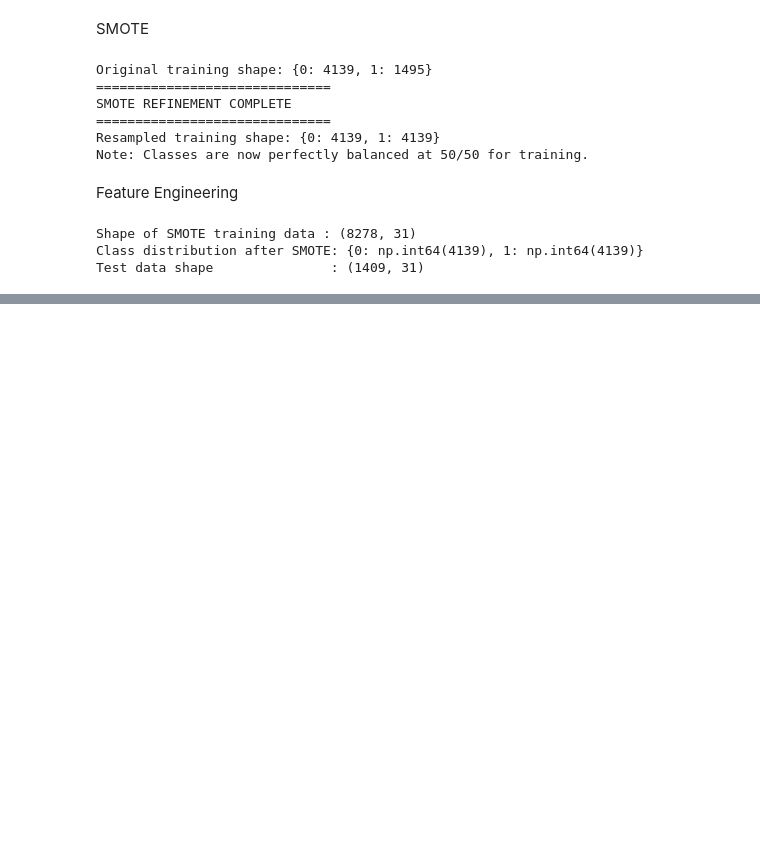
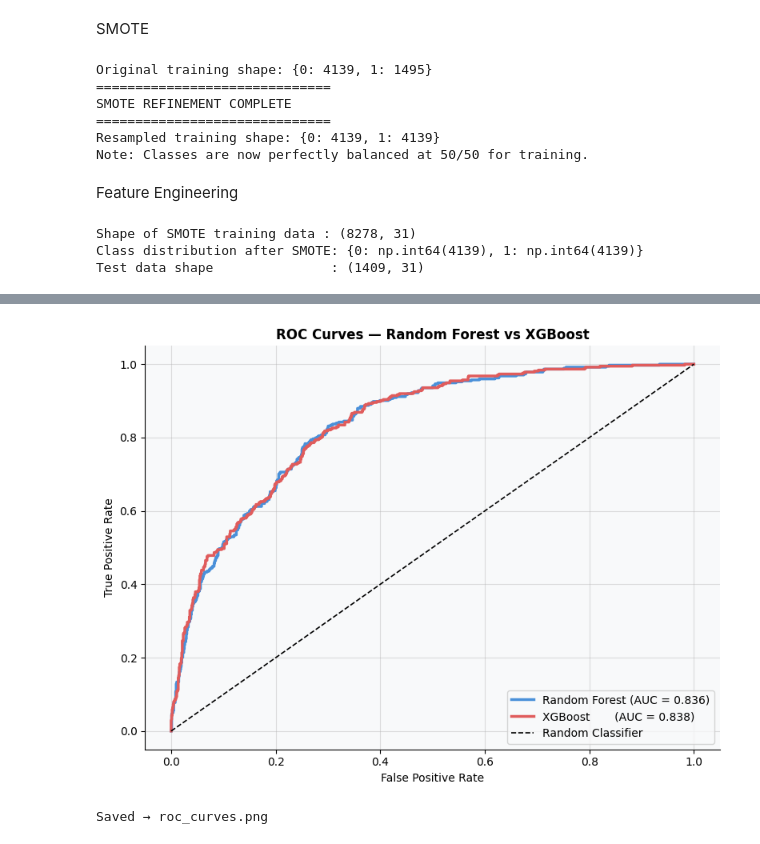
Before and after one commit to jishnuravindran04-cmyk/Churn-Prediction-for-Telecom-Companies, a Jupyter notebook: main_code.ipynb, the cells around one changed output, grey strips where cells are left out. Drawn from its saved outputs; the diff is of its cells as text; code cells hidden in the pictures; blank space fills up the shorter version.

```diff
--- a/main_code.ipynb
+++ b/main_code.ipynb
@@ -389,0 +414,23 @@ Test data shape               : (1409, 31)
+# %%
+# =============================================================================
+# CELL 3 — TRAIN XGBOOST
+# =============================================================================
+from xgboost import XGBClassifier
+
+xgb_model = XGBClassifier(
+    n_estimators      = 300,
+    learning_rate     = 0.05,
+    max_depth         = 5,
+    subsample         = 0.8,
+    colsample_bytree  = 0.8,
+    scale_pos_weight  = (y_train_res == 0).sum() / (y_train_res == 1).sum(),
+    eval_metric       = 'logloss',
+    random_state      = 42,
+    use_label_encoder = False
+)
+
+xgb_model.fit(X_train_res, y_train_res)
+
+print("=" * 40)
+print("XGBoost — Training Complete ✅")
+print("=" * 40)
@@ -389,0 +505,24 @@ Test data shape               : (1409, 31)
+# %%
+# =============================================================================
+# CELL 5 — ROC CURVES
+# =============================================================================
+from sklearn.metrics import roc_curve
+
+rf_fpr,  rf_tpr,  _ = roc_curve(y_test, rf_pred_prob)
+xgb_fpr, xgb_tpr, _ = roc_curve(y_test, xgb_pred_prob)
+
+fig, ax = plt.subplots(figsize=(8, 6))
+ax.plot(rf_fpr,  rf_tpr,  lw=2.5, color=BLUE, label=f'Random Forest (AUC = {rf_roc:.3f})')
+ax.plot(xgb_fpr, xgb_tpr, lw=2.5, color=RED,  label=f'XGBoost       (AUC = {xgb_roc:.3f})')
+ax.plot([0, 1], [0, 1], 'k--', lw=1.2, label='Random Classifier')
+ax.set_xlabel('False Positive Rate')
+ax.set_ylabel('True Positive Rate')
+ax.set_title('ROC Curves — Random Forest vs XGBoost', fontweight='bold')
+ax.legend(loc='lower right')
+plt.tight_layout()
+plt.savefig('roc_curves.png', dpi=150, bbox_inches='tight')
+plt.show()
+print("Saved → roc_curves.png")
+# %% [output]
+[figure, added]
+Saved → roc_curves.png
```
Also changed, not shown: parts of 4 cells of this notebook.
